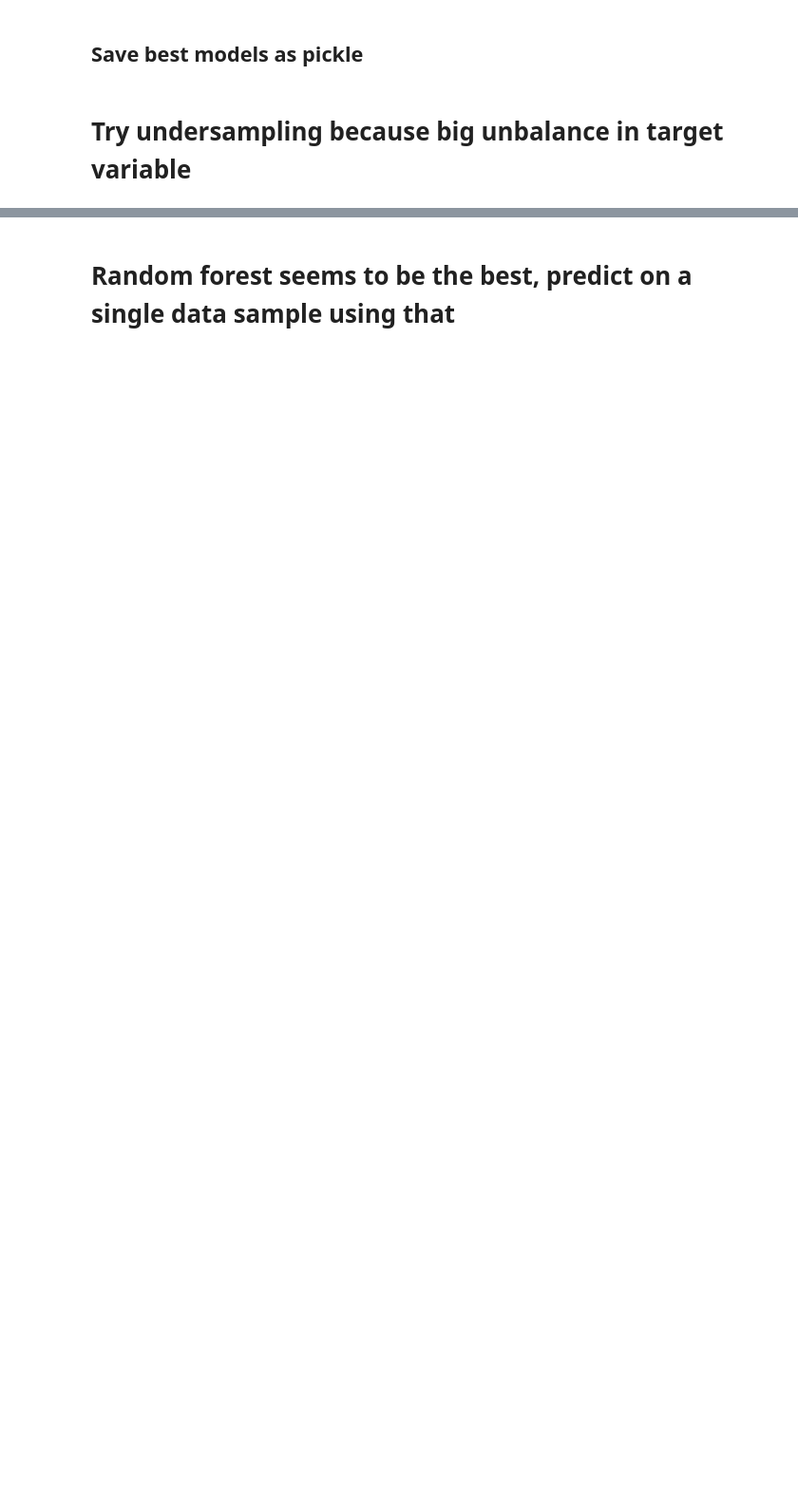
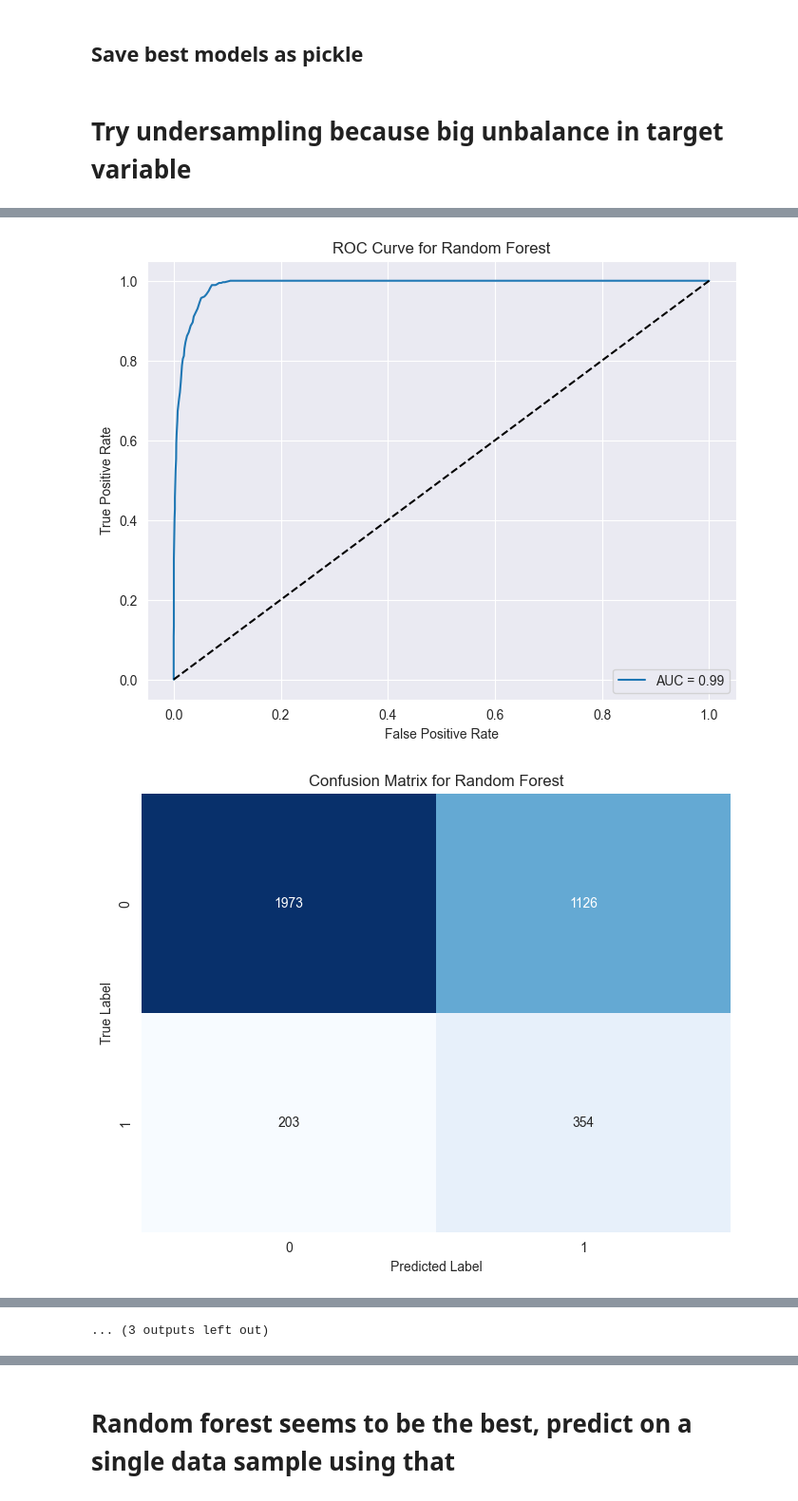
Before and after one commit to Tobux/BI-Data-Science-Project, a Jupyter notebook: notebook.ipynb, the cells around one changed output, grey strips where cells are left out. Shown at 95% size. Cells and saved outputs as stored; diff of their text form; code cells hidden in the pictures; blank space fills up the shorter version.

Commit message:
over + under sampling

```diff
--- a/notebook.ipynb
+++ b/notebook.ipynb
@@ -648,7 +591,7 @@ with open('preprocessor.pkl', 'wb') as file:
 
 for model_name, result in results.items():
     # save model to file
-    with open('models/' + model_name + 'model.pkl', 'wb') as file:
+    with open('models/oversampling/' + model_name + '_model.pkl', 'wb') as file:
         pickle.dump(result["model"], file)
 # %% [markdown]
 # Try undersampling because big unbalance in target variable
@@ -827,0 +598,69 @@ AUC Score: 0.6615632240242382
+# %%
+from imblearn.under_sampling import RandomUnderSampler
+
+# Assuming 'pipelines' dictionary is already defined and each pipeline has a 'balancing' step
+for name, pipeline in pipelines.items():
+    # Replace the 'balancing' step with a RandomUnderSampler
+    # Find the index of the 'balancing' step
+    balancing_index = next(i for i, (step_name, _) in enumerate(pipeline.steps) if step_name == 'balancing')
+    # Create a new undersampler with the automatic strategy
+    undersampler = RandomUnderSampler(random_state=42, sampling_strategy='auto')
+    # Replace the old sampler
+    pipeline.steps[balancing_index] = ('balancing', undersampler)
+
+    print(f"Updated {name} pipeline balancing step to use RandomUnderSampler with auto strategy.")
+
+
+# Grid search and evaluation loop
+for model_name, pipeline in pipelines.items():
+    grid_search = GridSearchCV(pipeline, param_grids[model_name], scoring=cost_score, cv=cv, n_jobs=-1)
+    grid_search.fit(X, y)  # Fitting the grid search
+    y_pred = cross_val_predict(pipeline, X, y, cv=cv)  # Using the best model from grid search
+    acc = accuracy_score(y, y_pred)
+    cm = confusion_matrix(y, y_pred)
+    class_report = classification_report(y, y_pred)
+    cost = custom_cost_function(y, y_pred)  # Assuming this function is defined elsewhere
+    roc_auc = roc_auc_score(y, grid_search.best_estimator_.predict_proba(X)[:, 1])
+    fpr, tpr, _ = roc_curve(y, grid_search.best_estimator_.predict_proba(X)[:, 1])
+
+    # Store the results
+    results[model_name] = {
+        "best_params": grid_search.best_params_,
+        "accuracy": acc,
+        "confusion_matrix": cm,
+        "classification_report": class_report,
+        "cost": cost,
+        "roc_auc": roc_auc,
+        "fpr": fpr,
+        "tpr": tpr,
+        "model": grid_search.best_estimator_
+    }
+
+    print(f'trained {model_name}')
+
+# Display the results, plot ROC curves and confusion matrices
+for model_name, result in results.items():
+    print(f"\nModel: {model_name}")
+    print(f"Best Parameters: {result['best_params']}")
+    print(f"Accuracy: {result['accuracy']:.4f}")
+    print(f"Classification Report:\n{result['classification_report']}")
+    print(f"Cost: {result['cost']}")
+    print(f"ROC AUC: {result['roc_auc']:.4f}")
+
+    plt.figure(figsize=(8, 6))
+    plt.plot(result["fpr"], result["tpr"], label=f"AUC = {result['roc_auc']:.2f}")
+    plt.plot([0, 1], [0, 1], 'k--')
+    plt.xlabel('False Positive Rate')
+    plt.ylabel('True Positive Rate')
+    plt.title(f'ROC Curve for {model_name}')
+    plt.legend(loc='lower right')
+    plt.show()
+
+    # Confusion Matrix Plot
+    plt.figure(figsize=(8, 6))
+    sns.heatmap(result["confusion_matrix"], annot=True, fmt="d", cmap="Blues", cbar=False)
+    plt.xlabel('Predicted Label')
+    plt.ylabel('True Label')
+    plt.title(f'Confusion Matrix for {model_name}')
+    plt.show()
+# %% [output]
@@ -827,0 +684,2 @@ AUC Score: 0.6615632240242382
+[figure, added]
+[figure, added]
@@ -827,0 +737 @@ AUC Score: 0.6615632240242382
+... (3 outputs left out)
```
Also changed, not shown: parts of 16 cells of this notebook, 12 other files.
